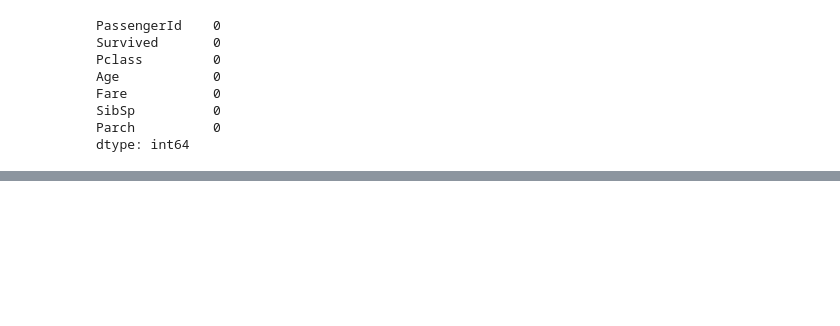
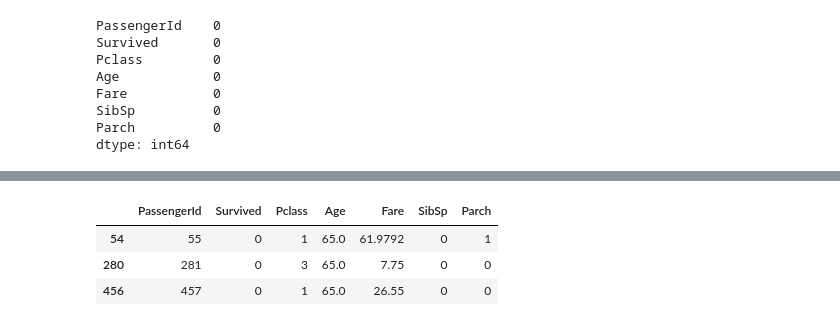
Before and after one commit to Maruf-Ahmad-khan/Pattern-Recognition-And-Machine-Learning, a Jupyter notebook: Missing Values Imputation.ipynb, the cells around one changed output, grey strips where cells are left out. Saved outputs shown, nothing was run; the diff lists cells and outputs as text; code cells hidden in the pictures; blank space fills up the shorter version.

```diff
--- a/Missing Values Imputation.ipynb
+++ b/Missing Values Imputation.ipynb
@@ -106,0 +172,7 @@ Ans.query("Age == 22")
+# %%
+Ans.query("Age == 65")
+# %% [output]
+|  | PassengerId | Survived | Pclass | Age | Fare | SibSp | Parch |
+| 54 | 55 | 0 | 1 | 65.0 | 61.9792 | 0 | 1 |
+| 280 | 281 | 0 | 3 | 65.0 | 7.75 | 0 | 0 |
+| 456 | 457 | 0 | 1 | 65.0 | 26.55 | 0 | 0 |
```
Also changed, not shown: parts of 4 cells of this notebook, 9 other files.
